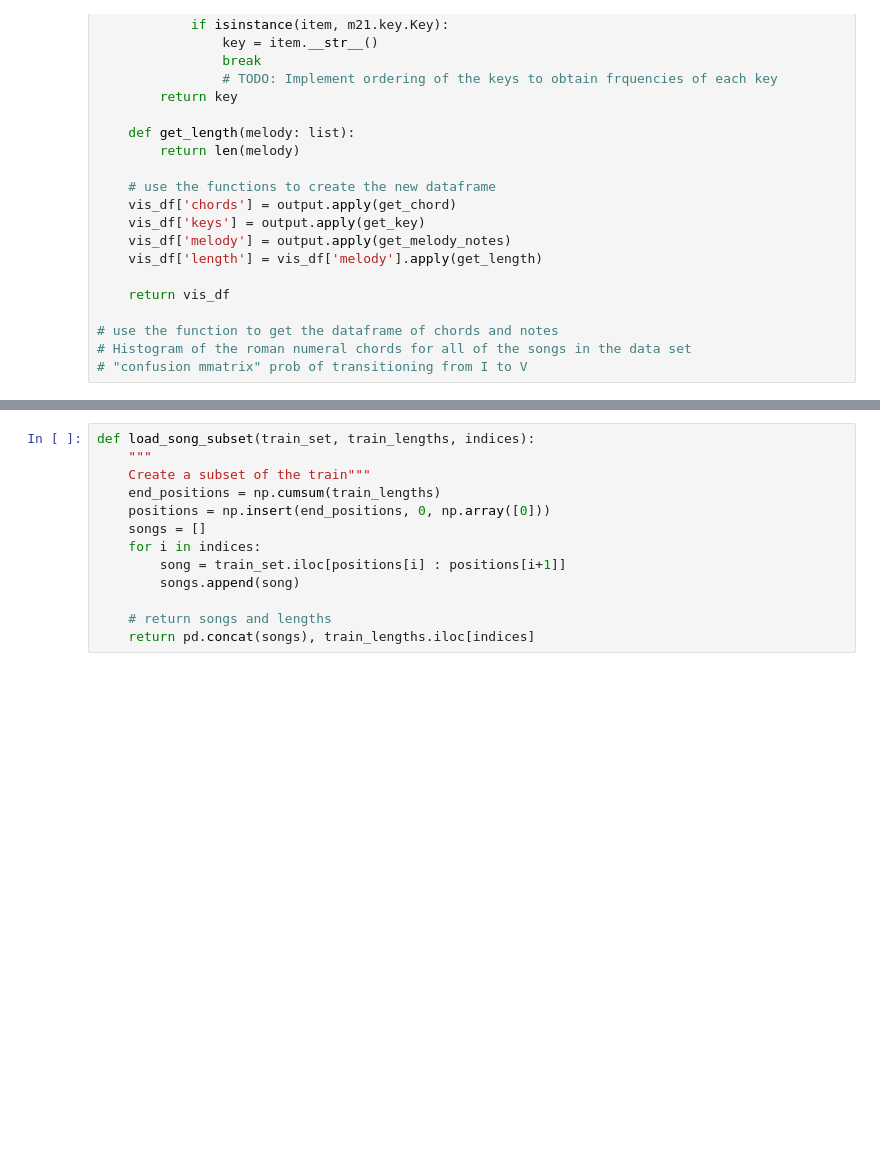
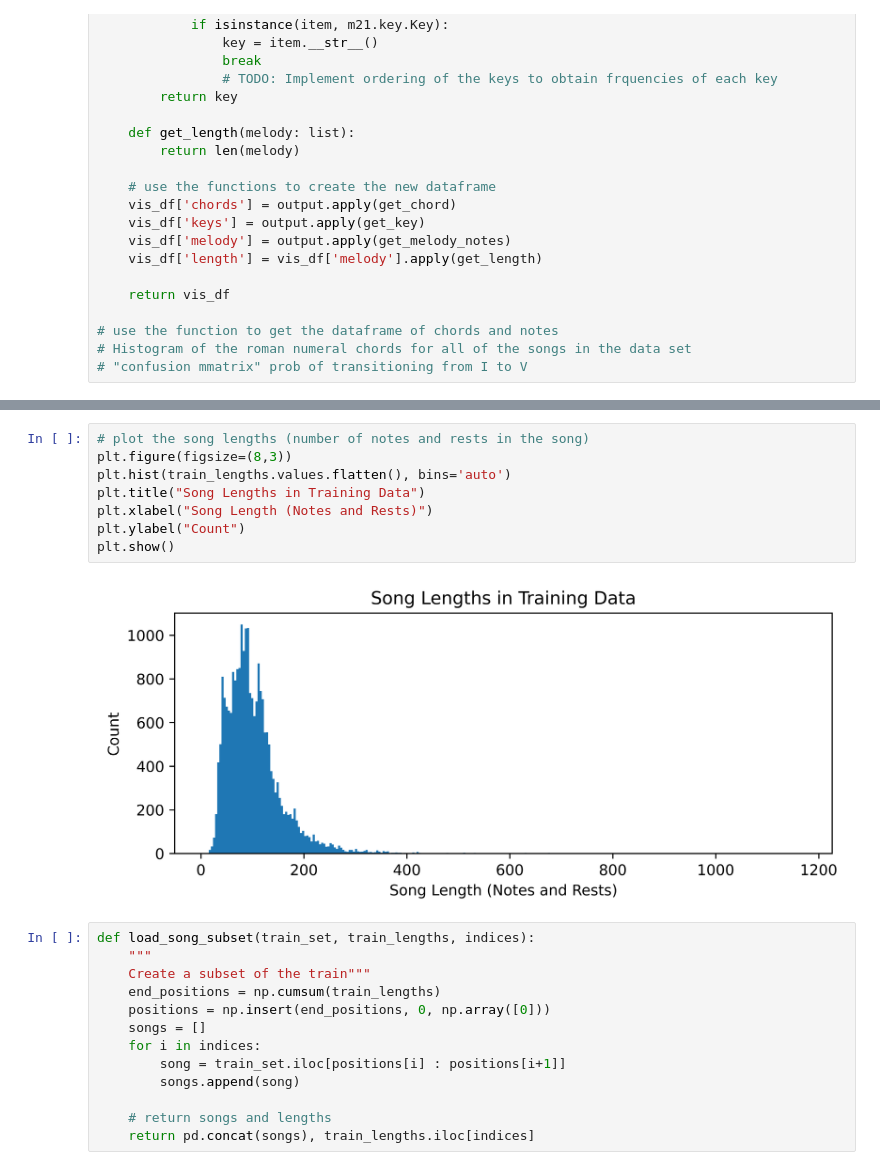
Before and after one commit to adamwellsward/Portfolio_Projects, a Jupyter notebook: visualization.ipynb, the cells around one changed output, grey strips where cells are left out. Cells and saved outputs as stored; diff of their text form; blank space fills up the shorter version.

```diff
--- a/visualization.ipynb
+++ b/visualization.ipynb
@@ -136,3 +234,13 @@ Highest Note MIDI Value: 114
+# %%
+# plot the song lengths (number of notes and rests in the song)
+plt.figure(figsize=(8,3))
+plt.hist(train_lengths.values.flatten(), bins='auto')
+plt.title("Song Lengths in Training Data")
+plt.xlabel("Song Length (Notes and Rests)")
+plt.ylabel("Count")
+plt.show()
+# %% [output]
+[figure, added]
 # %%
 def load_song_subset(train_set, train_lengths, indices):
     """
```
Also changed, not shown: parts of 7 cells of this notebook.
